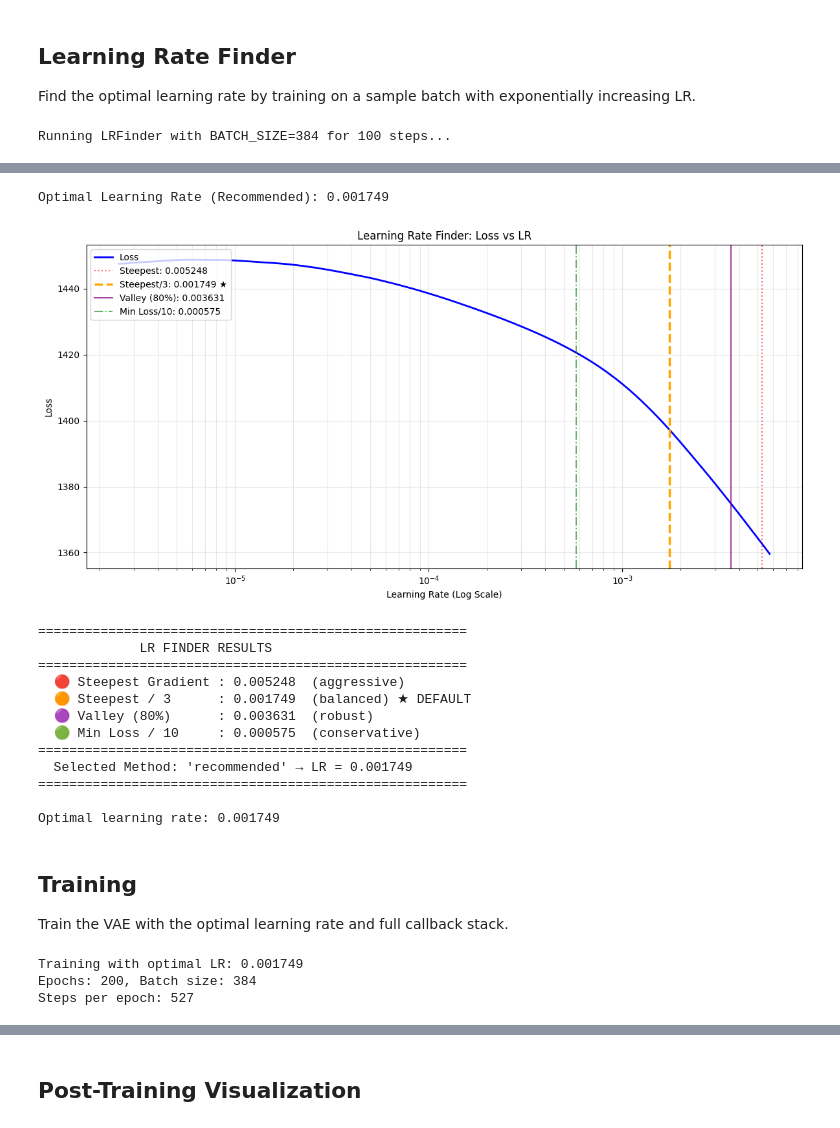
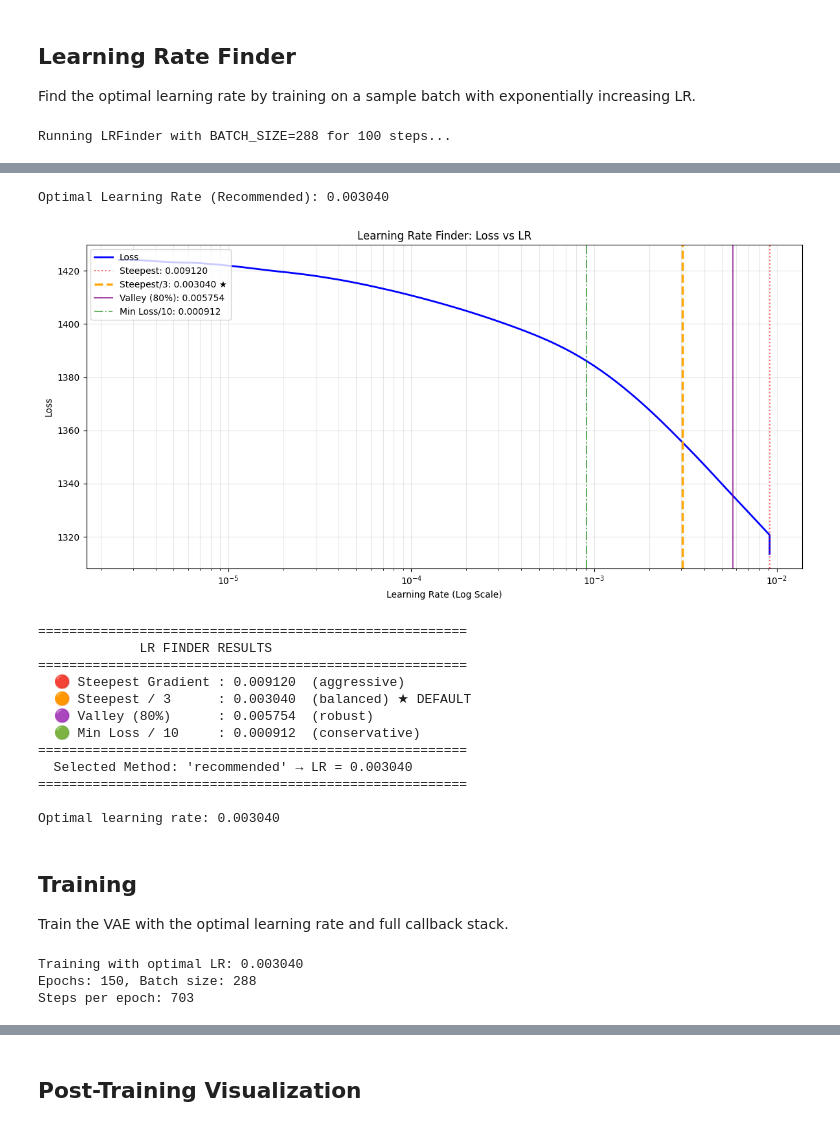
Before and after one commit to cataluna84/Generative_Deep_Learning, a Jupyter notebook: v1/notebooks/03_05_vae_faces_train.ipynb, the cells around one changed output, grey strips where cells are left out. Saved outputs shown, nothing was run; the diff lists cells and outputs as text; code cells hidden in the pictures.

Commit message:
feat: Add standardization to DNN and fix VAE configuration in notebooks.

```diff
--- a/v1/notebooks/03_05_vae_faces_train.ipynb
+++ b/v1/notebooks/03_05_vae_faces_train.ipynb
@@ -61,9 +67,11 @@ MODE = 'build'  # 'build' or 'load'
 DATA_FOLDER = '../data/img_align_celeba/'
 INPUT_DIM = (128, 128, 3)
 
-# Training
-BATCH_SIZE = 384
-EPOCHS = 200
+# Training - Reference values for epoch scaling
+REFERENCE_BATCH_SIZE = 32   # Original book value
+REFERENCE_EPOCHS = 200      # Original book value
+BATCH_SIZE = REFERENCE_BATCH_SIZE  # Updated after model build
+EPOCHS = REFERENCE_EPOCHS          # Updated after model build
 INITIAL_EPOCH = 0
 PRINT_EVERY_N_BATCHES = 100
 
@@ -219,29 +344,29 @@ Model: "functional_2"
 
 Find the optimal learning rate by training on a sample batch with exponentially increasing LR.
 # %%
-# LRFinder: Use global BATCH_SIZE via data generator
-# This ensures optimal LR is found for the actual training batch size (384)
+# LRFinder: Uses dynamically determined BATCH_SIZE via data generator
 NUM_LR_STEPS = 100
 print(f"Running LRFinder with BATCH_SIZE={BATCH_SIZE} for {NUM_LR_STEPS} steps...")
 
 # For VAE with custom Lambda layers, save weights instead of cloning
 initial_weights = vae.model.get_weights()
 
-# VAE reconstruction loss
+# VAE reconstruction loss (using keras.ops for Keras 3.x compatibility)
 def vae_r_loss(y_true, y_pred):
     """Reconstruction loss for VAE."""
-    return R_LOSS_FACTOR * K.mean(K.square(y_true - y_pred), axis=[1, 2, 3])
+    return R_LOSS_FACTOR * ops.mean(ops.square(y_true - y_pred), axis=[1, 2, 3])
 
 vae.model.compile(loss=vae_r_loss, optimizer=Adam(learning_rate=1e-6))
 
 # Run LRFinder with data_flow to use the global BATCH_SIZE
-# data_flow yields batches of (x, x) because class_mode='input'
 lr_finder = LRFinder(min_lr=1e-6, max_lr=1e-2, steps=NUM_LR_STEPS)
-vae.model.fit(data_flow,
-             epochs=1,
-             steps_per_epoch=NUM_LR_STEPS,
-             callbacks=[lr_finder],
-             verbose=0)
+vae.model.fit(
+    data_flow,
+    epochs=4,
+    steps_per_epoch=NUM_LR_STEPS,
+    callbacks=[lr_finder],
+    verbose=0
+)
 
 # Plot and get optimal LR
 lr_finder.plot_loss()
@@ -255,4 +380,4 @@ wandb.config.update({"learning_rate": optimal_lr})
 vae.model.set_weights(initial_weights)
 tf.keras.backend.clear_session()
 # %% [output]
-Running LRFinder with BATCH_SIZE=384 for 100 steps...
+Running LRFinder with BATCH_SIZE=288 for 100 steps...
@@ -264,30 +388,45 @@ I0000 00:00:1767279749.863817   15678 device_compiler.h:196] Compiled cluster us
-Optimal Learning Rate (Recommended): 0.001749
+Optimal Learning Rate (Recommended): 0.003040
-[figure, old version]
+[figure, new version]
 =======================================================
              LR FINDER RESULTS
 =======================================================
-  🔴 Steepest Gradient : 0.005248  (aggressive)
-  🟠 Steepest / 3      : 0.001749  (balanced) ★ DEFAULT
-  🟣 Valley (80%)      : 0.003631  (robust)
-  🟢 Min Loss / 10     : 0.000575  (conservative)
+  🔴 Steepest Gradient : 0.009120  (aggressive)
+  🟠 Steepest / 3      : 0.003040  (balanced) ★ DEFAULT
+  🟣 Valley (80%)      : 0.005754  (robust)
+  🟢 Min Loss / 10     : 0.000912  (conservative)
 =======================================================
-  Selected Method: 'recommended' → LR = 0.001749
+  Selected Method: 'recommended' → LR = 0.003040
 =======================================================
 
-Optimal learning rate: 0.001749
+Optimal learning rate: 0.003040
 # %% [markdown]
 ## Training
 
 Train the VAE with the optimal learning rate and full callback stack.
 # %%
+# ═══════════════════════════════════════════════════════════════════
+# TRAINING CALLBACKS CONFIGURATION
+# ═══════════════════════════════════════════════════════════════════
+# - WandbMetricsLogger: Logs all metrics to Weights & Biases
+# - get_lr_scheduler: Reduces LR when loss plateaus (patience=5 epochs)
+# - get_early_stopping: Stops training when loss stops improving
+#   * patience=20: Wait 20 epochs without improvement before stopping
+#   * min_delta=0.5: Minimum improvement required to count as progress.
+#     NOTE: For VAE losses typically in the 200-300 range, a min_delta
+#     of 1e-4 is effectively zero (too small to detect meaningful change).
+#     Using 0.5 (~0.2% of loss) ensures only significant improvements
+#     are recognized, preventing premature early stopping.
+# - LRLogger: Logs current learning rate each epoch for debugging
+# ═══════════════════════════════════════════════════════════════════
+
 # Compile with optimal LR
 vae.compile(optimal_lr, R_LOSS_FACTOR)
 
 # Define extra callbacks for W&B tracking and training optimization
 extra_callbacks = [
     WandbMetricsLogger(),
-    get_lr_scheduler(monitor='loss', patience=5, factor=0.5),
-    get_early_stopping(monitor='loss', patience=15, min_delta=1e-4),
+    get_lr_scheduler(monitor='loss', patience=10, factor=0.5),
+    get_early_stopping(monitor='loss', patience=20, min_delta=0.5),
     LRLogger(),
 ]
 
@@ -295,9 +434,9 @@ print(f"Training with optimal LR: {optimal_lr:.6f}")
 print(f"Epochs: {EPOCHS}, Batch size: {BATCH_SIZE}")
 print(f"Steps per epoch: {NUM_IMAGES // BATCH_SIZE}")
 # %% [output]
-Training with optimal LR: 0.001749
-Epochs: 200, Batch size: 384
-Steps per epoch: 527
+Training with optimal LR: 0.003040
+Epochs: 150, Batch size: 288
+Steps per epoch: 703
 # %%
 # Train the model
 vae.train_with_generator(
```
Also changed, not shown: parts of 13 cells of this notebook, 7 other files.
